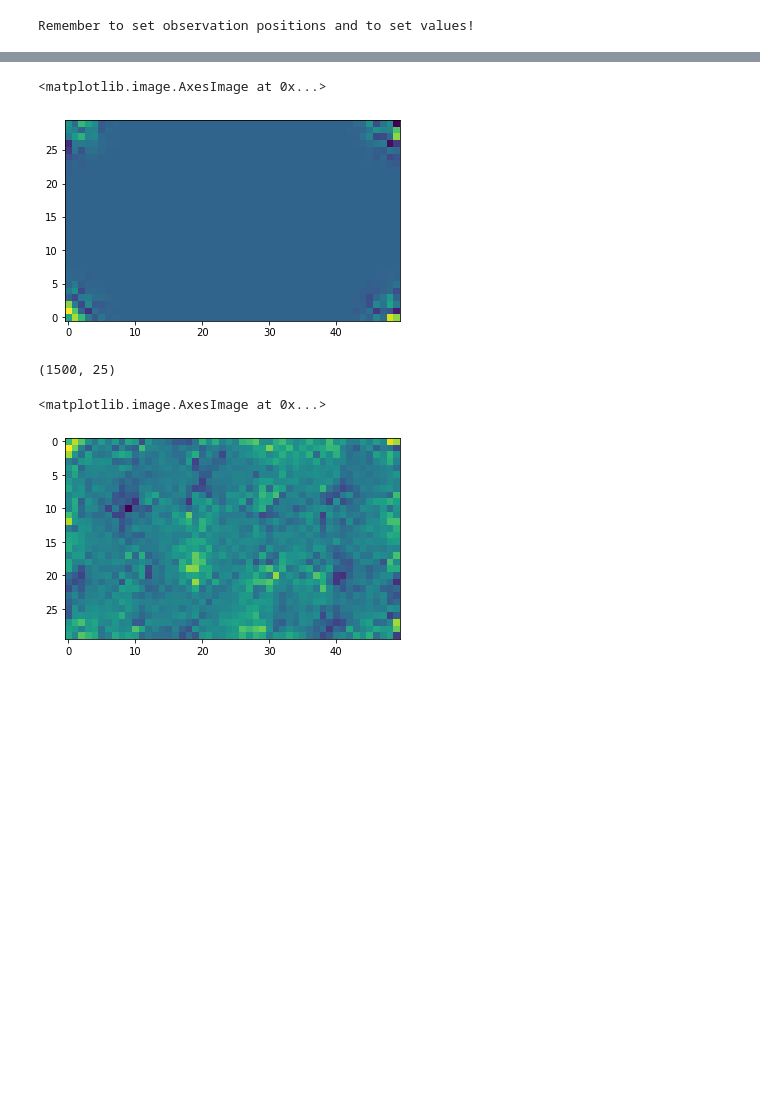
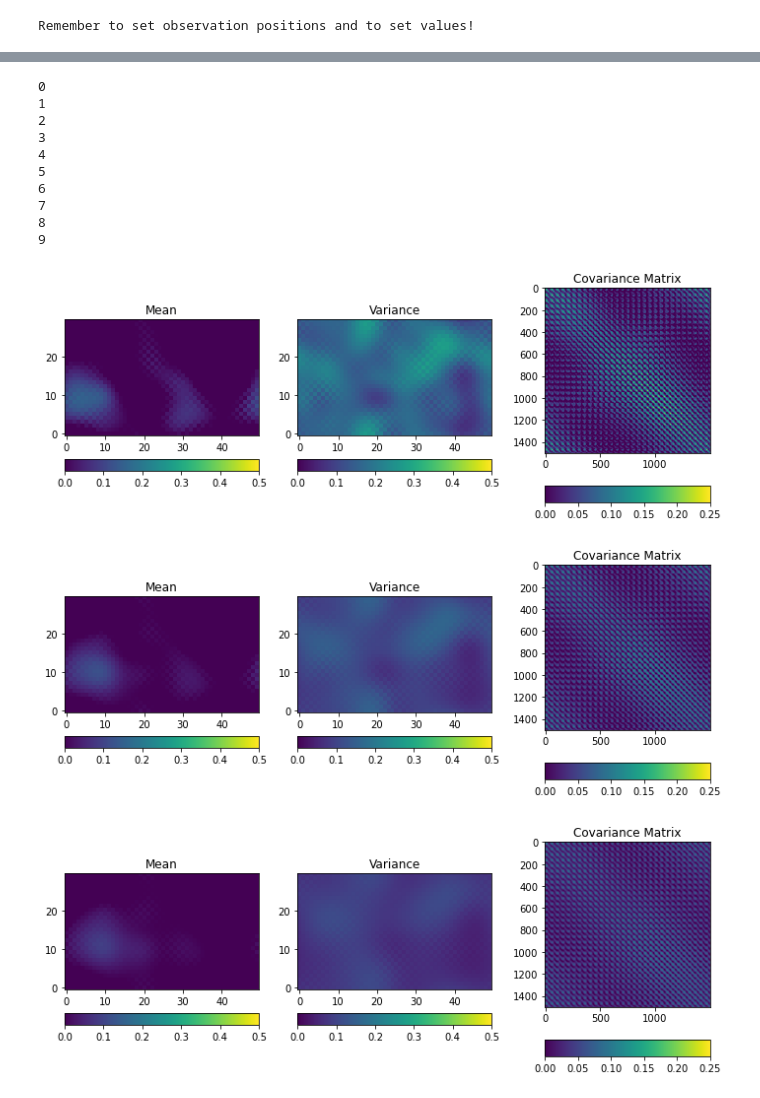
Before and after one commit to FlorianBeiser/advectionDiffusion, a Jupyter notebook: LETKFiltering.ipynb, the cells around one changed output, grey strips where cells are left out. Saved outputs shown, nothing was run; the diff lists cells and outputs as text; code cells hidden in the pictures; blank space fills up the shorter version.

```diff
--- a/LETKFiltering.ipynb
+++ b/LETKFiltering.ipynb
@@ -140,5 +58,0 @@ X_a[:,L] += weighted_X_a_loc.reshape(letkFilter.W_loc.shape[0]*letkFilter.W_loc.
-# %%
-plt.imshow(X_a[0], origin="lower")
-# %% [output]
-<matplotlib.image.AxesImage at 0x...>
-[figure, removed]
@@ -149,8 +58,0 @@ for e in range(statistics.ensemble.N_e):
-# %%
-X_new = np.reshape(X_new, (25,1500)).T
-print(X_new.shape)
-plt.imshow(np.reshape(X_new[:,0], (grid.ny, grid.nx)))
-# %% [output]
-(1500, 25)
-<matplotlib.image.AxesImage at 0x...>
-[figure, removed]
@@ -156,0 +62,20 @@ plt.imshow(np.reshape(X_new[:,0], (grid.ny, grid.nx)))
+# %%
+for t in range(observation.N_obs):
+    print(t)
+    statistics.propagate(25)
+    letkFilter.filter(statistics.ensemble.ensemble, observation.obses[t])
+    statistics.plot()
+# %% [output]
+0
+1
+2
+3
+4
+5
+6
+7
+8
+9
+[figure, added]
+[figure, added]
+[figure, added]
```
Also changed, not shown: parts of 29 cells of this notebook, 1 other file.
